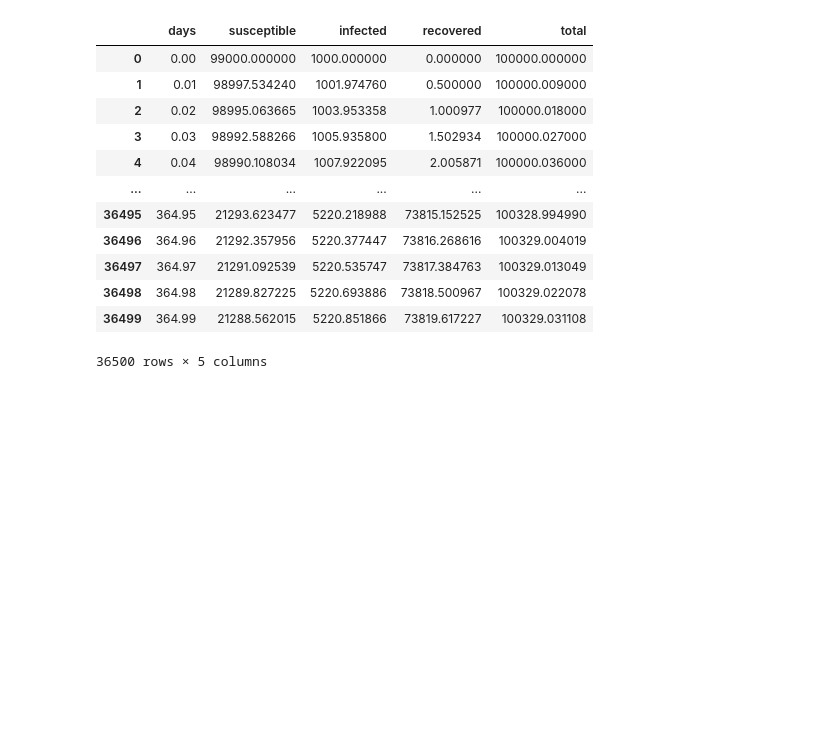
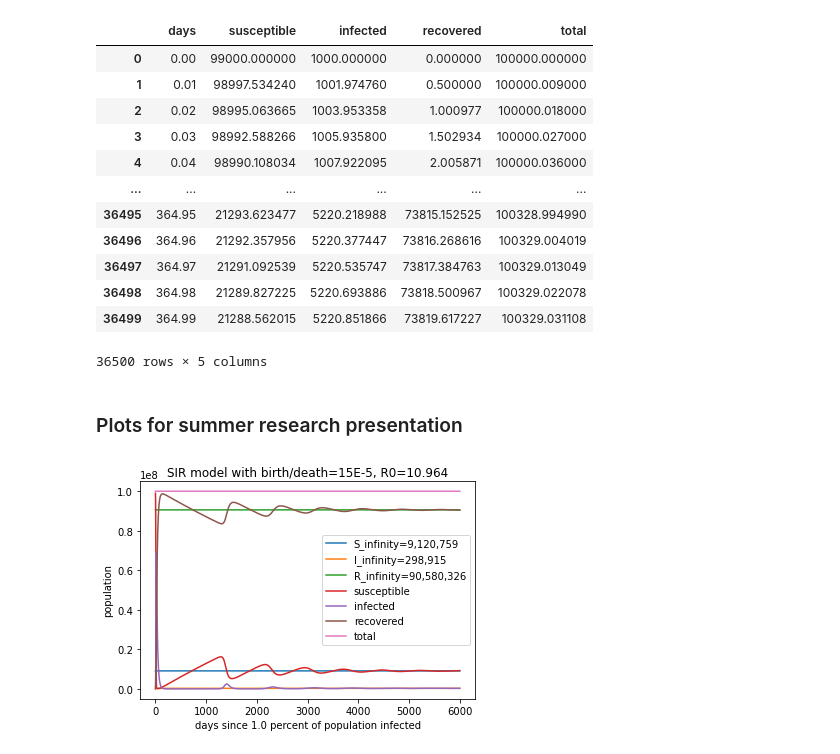
Before and after one commit to jsimpson2020/CODESIR, a Jupyter notebook: Research Question Exploration Notebook.ipynb, the cells around one changed output. Drawn from its saved outputs; the diff is of its cells as text; code cells hidden in the pictures; blank space fills up the shorter version.

```diff
--- a/Research Question Exploration Notebook.ipynb
+++ b/Research Question Exploration Notebook.ipynb
@@ -790,3 +790,33 @@ mf.modifiedBrauerSIRSbd(length_of_immunity=500)
 | 36498 | 364.98 | 21289.827225 | 5220.693886 | 73818.500967 | 100329.022078 |
 | 36499 | 364.99 | 21288.562015 | 5220.851866 | 73819.617227 | 100329.031108 |
 36500 rows × 5 columns
+# %% [markdown]
+### Plots for summer research presentation
+# %%
+total_time=6000
+a = mf.BrauerSIRbirthdeath(
+    births_per_100000_per_day=15,
+    deaths_per_100000_per_day=15,
+    total_time=total_time,
+    length_of_infection=22,
+    avg_contacts_per_day=0.5,
+    initial_population=100000000)
+
+S_inf=np.full((total_time*100,),9120759)
+I_inf=np.full((total_time*100,),298915)
+R_inf=np.full((total_time*100,),90580326)
+plt.plot(a.days, S_inf)
+plt.plot(a.days, I_inf)
+plt.plot(a.days, R_inf)
+plt.plot(a.days, a.susceptible)
+plt.plot(a.days, a.infected)
+plt.plot(a.days, a.recovered)
+plt.plot(a.days, a.total)
+plt.gca().legend(('S_infinity=9,120,759','I_infinity=298,915','R_infinity=90,580,326','susceptible', 'infected', 'recovered', 'total'), loc= 'right')
+plt.title('SIR model with birth/death=15E-5, R0=10.964')
+plt.xlabel('days since 1.0 percent of population infected')
+plt.ylabel('population')
+plt.savefig('summerresearchnoimmunintyloss.png')
+plt.show()
+# %% [output]
+[figure, added]
```
Also changed, not shown: parts of 1 cell of this notebook, 2 other files.
